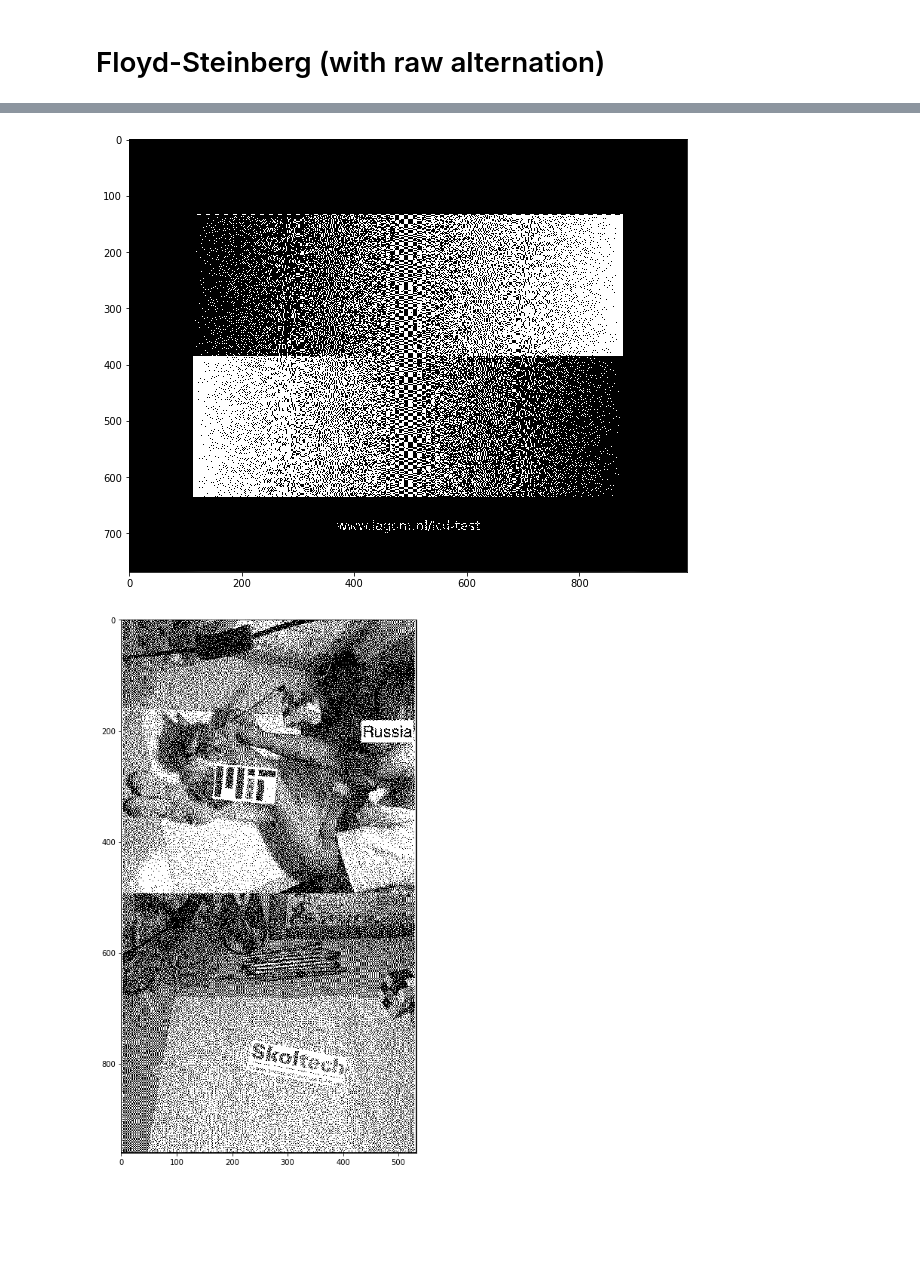
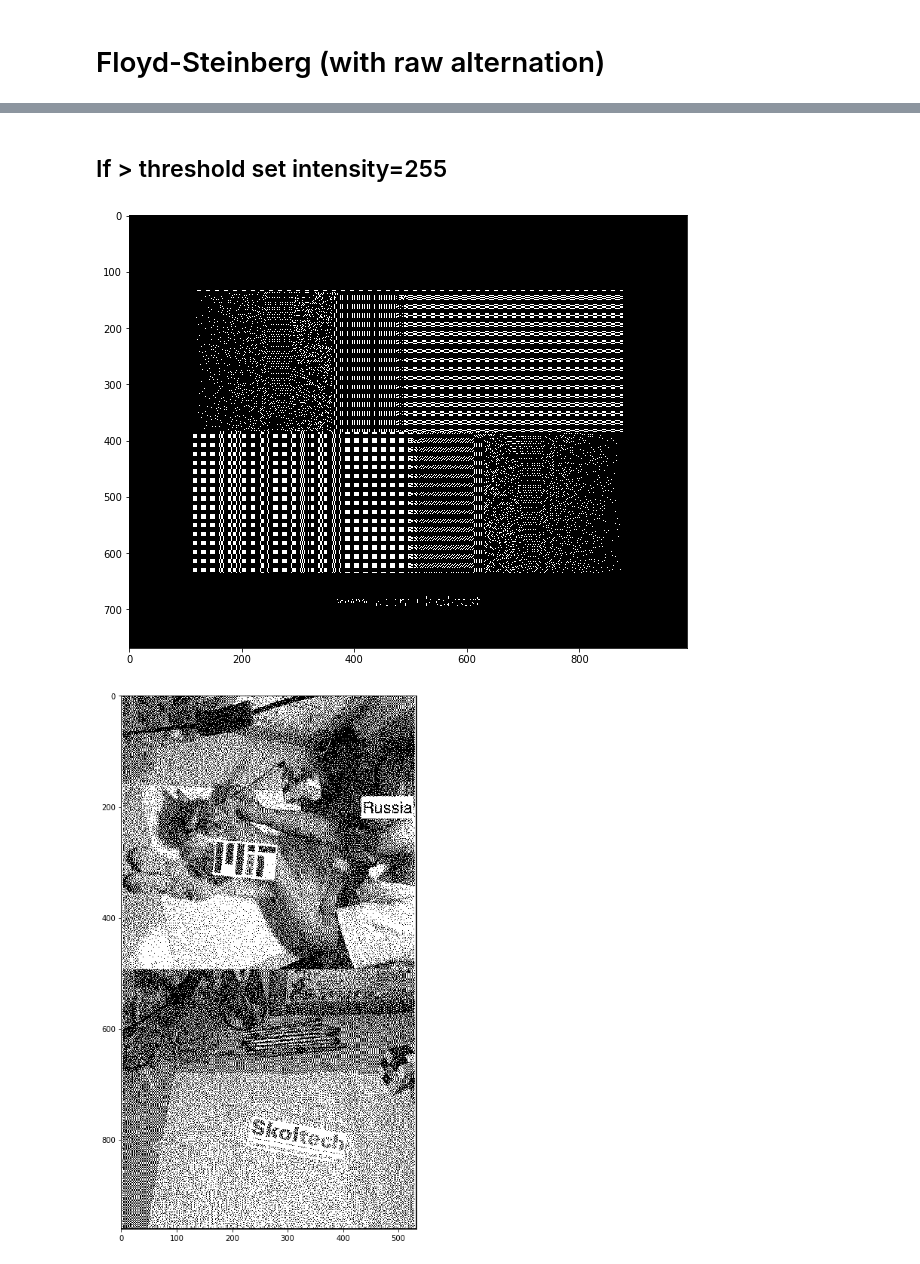
Before and after one commit to arbor44/MIPT_CG2018, a Jupyter notebook: task2/Task2_borzov.ipynb, the cells around one changed output, grey strips where cells are left out. Drawn from its saved outputs; the diff is of its cells as text; code cells hidden in the pictures; blank space fills up the shorter version.

```diff
--- a/task2/Task2_borzov.ipynb
+++ b/task2/Task2_borzov.ipynb
@@ -40,8 +36,5 @@ from utils import convert_to_grayscale
 # %%
-scaler = MinMaxScaler((0, 255))
 im1_gray = convert_to_grayscale(im1, [1/3, 1/3, 1/3])
-im1_gray[im1_gray > 1] = 1
-im1_gray = im1_gray * 255
 # %%
 plt.figure(figsize=(10, 13))
 plt.imshow(im1_gray, cmap='gray')
@@ -172,7 +199,9 @@ from utils import FS2_method
+# %% [markdown]
+## If > threshold set intensity=255
 # %%
-task2(im1_gray, FS2_method, threshold=128)
+task2(im1_gray, FS2_method, threshold=0.5)
 # %% [output]
-[figure, old version]
+[figure, new version]
 # %%
 task2(im2_gray, FS2_method, threshold=128)
 # %% [output]
```
Also changed, not shown: parts of 33 cells of this notebook, 1 other file.
